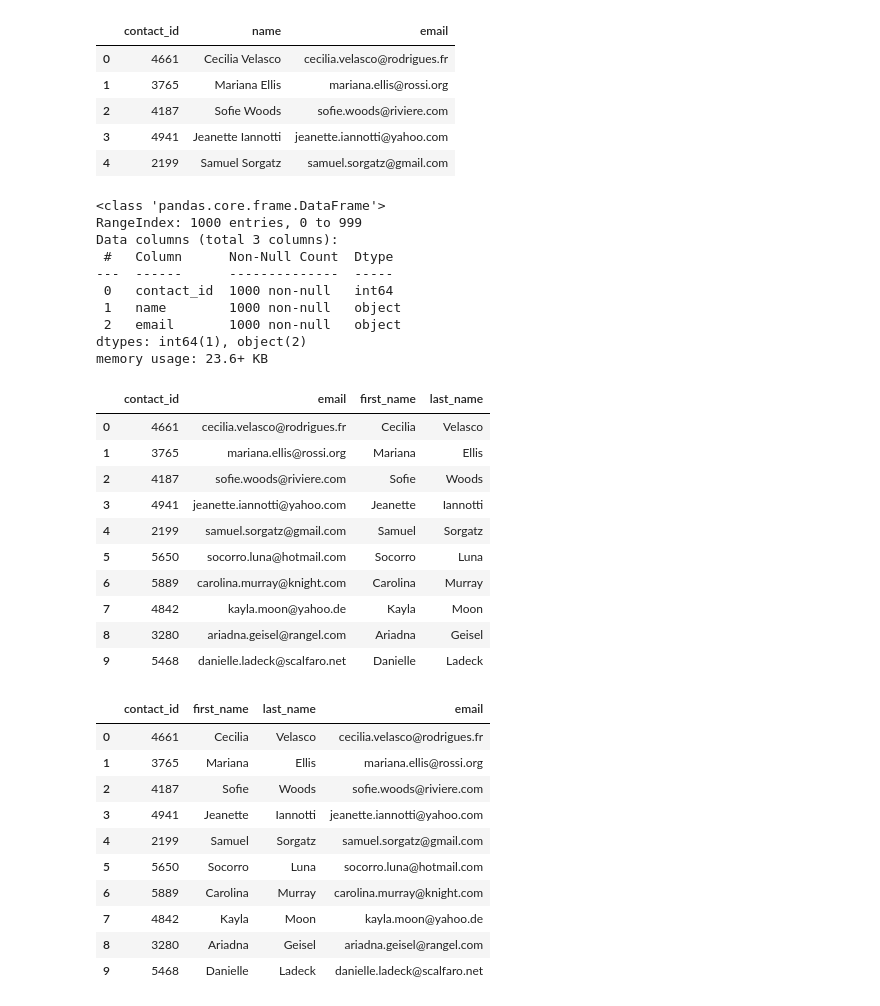
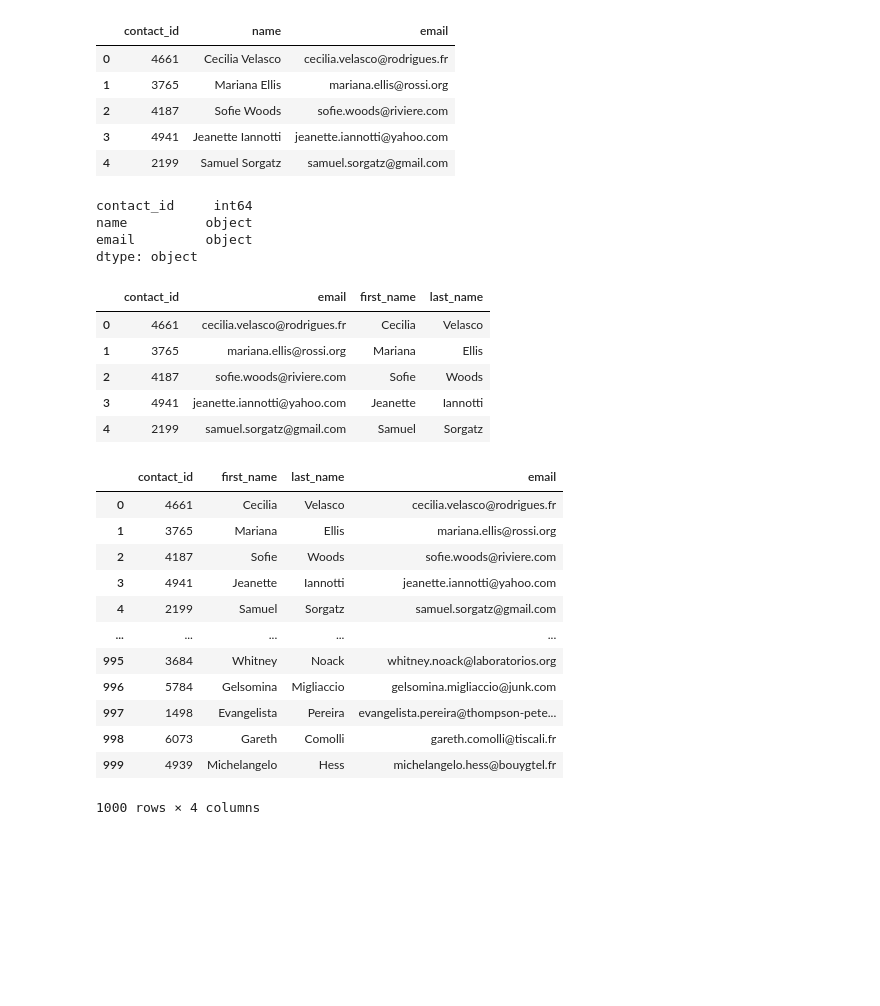
Before and after one commit to trst1690/Project2_Test, a Jupyter notebook: ETL_Mini_Project_Starter_Code.ipynb, the cells around one changed output. Cells and saved outputs as stored; diff of their text form; code cells hidden in the pictures; blank space fills up the shorter version.

```diff
--- a/ETL_Mini_Project_Starter_Code.ipynb
+++ b/ETL_Mini_Project_Starter_Code.ipynb
@@ -483,0 +387,8 @@ Then export the DataFrame as a `contacts.csv` CSV file.
+# %%
+#confirm keys in dictionary for use later
+import json
+first_row = contact_info_df.iloc[1][0]
+# Convert the data to a Python dictionary.
+converted_data = json.loads(first_row)
+for k, v in converted_data.items():
+    print(k)
@@ -485,15 +400,23 @@ Then export the DataFrame as a `contacts.csv` CSV file.
 # Iterate through the contact_info_df and convert each row to a dictionary.
 import json
 dict_values = []
-
-
+for index, row in contact_info_df.iloc[1:].iterrows():
+    data = row[0]
+    try:
+        converted_data = json.loads(data)
+        row_values = [v for k, v in converted_data.items()]
+        dict_values.append(row_values)
+    except json.JSONDecodeError:
+        print(f"Invalid JSON string at row {index}: {data}")
 # Print out the list of values for each row.
 print(dict_values)
 # %% [output]
 [[4661, 'Cecilia Velasco', 'cecilia.velasco@rodrigues.fr'], [3765, 'Mariana Ellis', 'mariana.ellis@rossi.org'], [4187, 'Sofie Woods', 'sofie.woods@riviere.com'], [4941, 'Jeanette Iannotti', 'jeanette. ...
 # %%
-# Create a contact_info DataFrame and add each list of values, i.e., each row
-# to the 'contact_id', 'name', 'email' columns.
+# Create contact_info DataFrame and add values corresponding to 'contact_id', 'name', 'email' columns
+columns = ["contact_id", "name", "email"]
+contact_info = pd.DataFrame(dict_values, columns=columns)
+contact_info.head()
 # %% [output]
 |  | contact_id | name | email |
 | 0 | 4661 | Cecilia Velasco | cecilia.velasco@rodrigues.fr |
@@ -502,23 +425,22 @@ print(dict_values)
 | 3 | 4941 | Jeanette Iannotti | jeanette.iannotti@yahoo.com |
 | 4 | 2199 | Samuel Sorgatz | samuel.sorgatz@gmail.com |
 # %%
-# Check the datatypes.
+# Check the datatypes
+contact_info.dtypes
 # %% [output]
-<class 'pandas.core.frame.DataFrame'>
-RangeIndex: 1000 entries, 0 to 999
-Data columns (total 3 columns):
- #   Column      Non-Null Count  Dtype
----  ------      --------------  -----
- 0   contact_id  1000 non-null   int64
- 1   name        1000 non-null   object
- 2   email       1000 non-null   object
-dtypes: int64(1), object(2)
-memory usage: 23.6+ KB
+contact_id     int64
+name          object
+email         object
+dtype: object
 # %%
-# Create a "first"name" and "last_name" column with the first and last names from the "name" column.
-
+# Create "first"name" and "last_name" column with the first and last names from the "name" column.
+contact_info[['first_name', 'last_name']] = contact_info['name'].str.split(" ", expand=True)
 
 # Drop the contact_name column
+contact_info = contact_info.drop(('name'), axis=1)
+
+#display df
+contact_info.head()
 # %% [output]
 |  | contact_id | email | first_name | last_name |
 | 0 | 4661 | cecilia.velasco@rodrigues.fr | Cecilia | Velasco |
@@ -526,24 +448,23 @@ memory usage: 23.6+ KB
 | 2 | 4187 | sofie.woods@riviere.com | Sofie | Woods |
 | 3 | 4941 | jeanette.iannotti@yahoo.com | Jeanette | Iannotti |
 | 4 | 2199 | samuel.sorgatz@gmail.com | Samuel | Sorgatz |
-| 5 | 5650 | socorro.luna@hotmail.com | Socorro | Luna |
-| 6 | 5889 | carolina.murray@knight.com | Carolina | Murray |
-| 7 | 4842 | kayla.moon@yahoo.de | Kayla | Moon |
-| 8 | 3280 | ariadna.geisel@rangel.com | Ariadna | Geisel |
-| 9 | 5468 | danielle.ladeck@scalfaro.net | Danielle | Ladeck |
 # %%
 # Reorder the columns
+contact_info = contact_info[['contact_id', 'first_name', 'last_name', 'email']]
+contact_info
 # %% [output]
 |  | contact_id | first_name | last_name | email |
 | 0 | 4661 | Cecilia | Velasco | cecilia.velasco@rodrigues.fr |
 | 1 | 3765 | Mariana | Ellis | mariana.ellis@rossi.org |
 | 2 | 4187 | Sofie | Woods | sofie.woods@riviere.com |
 | 3 | 4941 | Jeanette | Iannotti | jeanette.iannotti@yahoo.com |
 | 4 | 2199 | Samuel | Sorgatz | samuel.sorgatz@gmail.com |
-| 5 | 5650 | Socorro | Luna | socorro.luna@hotmail.com |
-| 6 | 5889 | Carolina | Murray | carolina.murray@knight.com |
-| 7 | 4842 | Kayla | Moon | kayla.moon@yahoo.de |
-| 8 | 3280 | Ariadna | Geisel | ariadna.geisel@rangel.com |
-| 9 | 5468 | Danielle | Ladeck | danielle.ladeck@scalfaro.net |
+| ... | ... | ... | ... | ... |
+| 995 | 3684 | Whitney | Noack | whitney.noack@laboratorios.org |
+| 996 | 5784 | Gelsomina | Migliaccio | gelsomina.migliaccio@junk.com |
+| 997 | 1498 | Evangelista | Pereira | evangelista.pereira@thompson-pete... |
+| 998 | 6073 | Gareth | Comolli | gareth.comolli@tiscali.fr |
+| 999 | 4939 | Michelangelo | Hess | michelangelo.hess@bouygtel.fr |
+1000 rows × 4 columns
 # %%
 # Check the datatypes one more time before exporting as CSV file.
```
Also changed, not shown: parts of 55 cells of this notebook, 8 other files.
